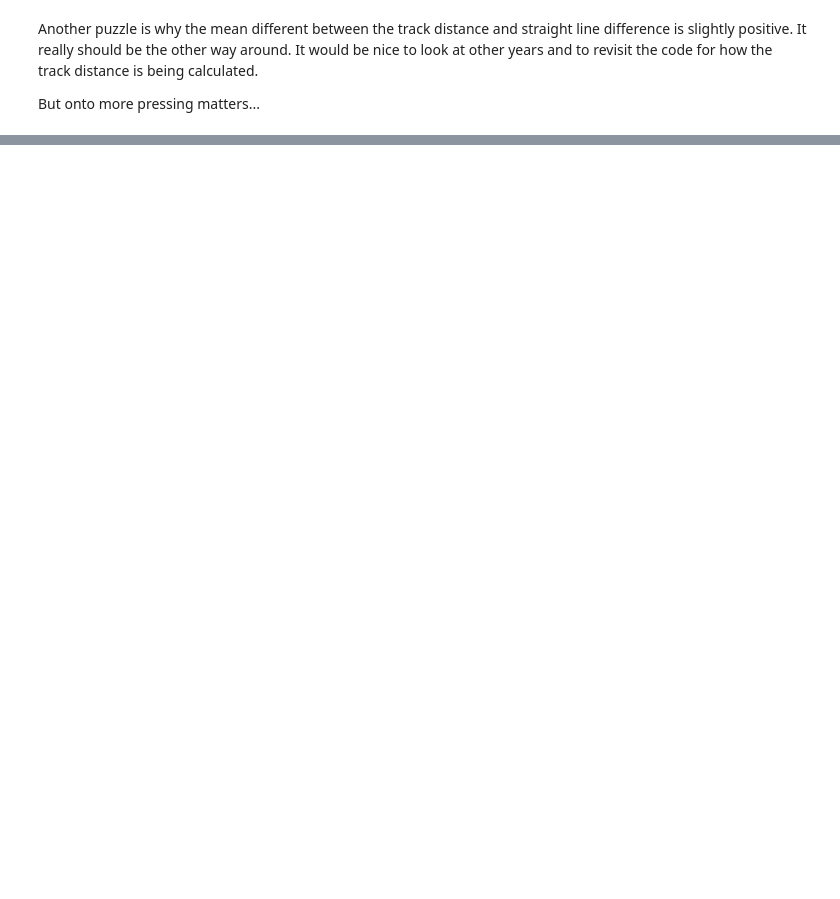
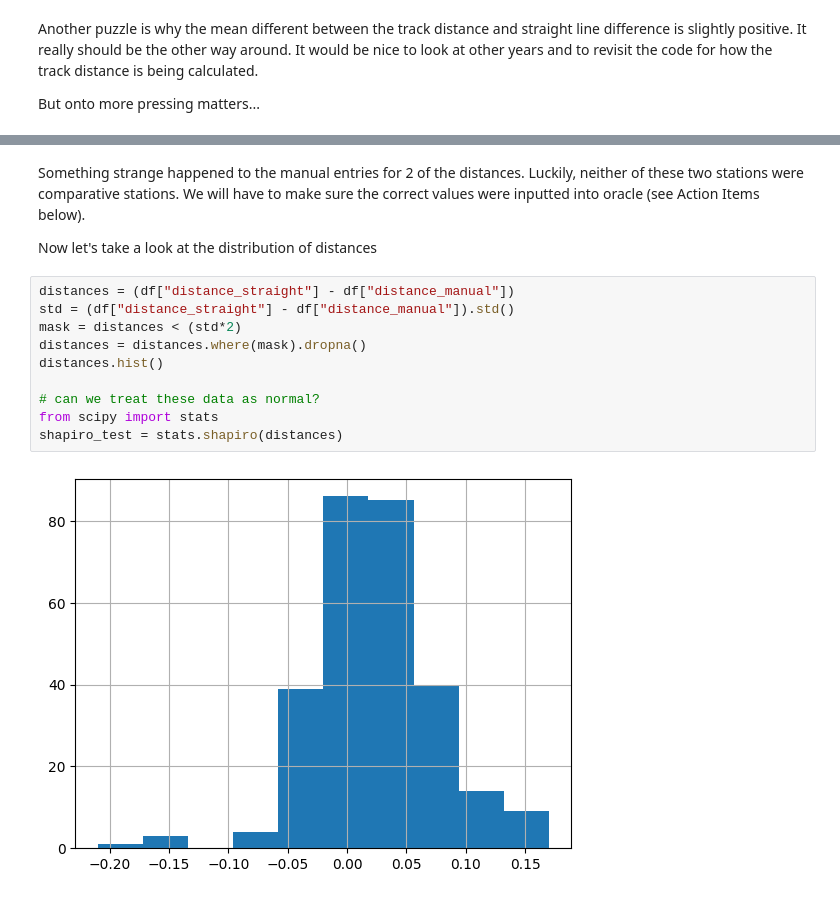
Before and after one commit to dfo-gulf-science/JupyterNotebookCollection, a Jupyter notebook: ComparativeSetDistances/compare.ipynb, the cells around one changed output, grey strips where cells are left out. Cells and saved outputs as stored; diff of their text form; blank space fills up the shorter version.

```diff
--- a/ComparativeSetDistances/compare.ipynb
+++ b/ComparativeSetDistances/compare.ipynb
@@ -203,0 +236,17 @@ ax.axline((0, 0), slope=1)
+# %% [markdown]
+Something strange happened to the manual entries for 2 of the distances. Luckily, neither of these two stations were comparative stations. We will have to make sure the correct values were inputted into oracle (see Action Items below).
+
+
+Now let's take a look at the distribution of distances
+# %%
+distances = (df["distance_straight"] - df["distance_manual"])
+std = (df["distance_straight"] - df["distance_manual"]).std()
+mask = distances < (std*2)
+distances = distances.where(mask).dropna()
+distances.hist()
+
+# can we treat these data as normal?
+from scipy import stats
+shapiro_test = stats.shapiro(distances)
+# %% [output]
+[figure, added]
```
Also changed, not shown: parts of 15 cells of this notebook.
